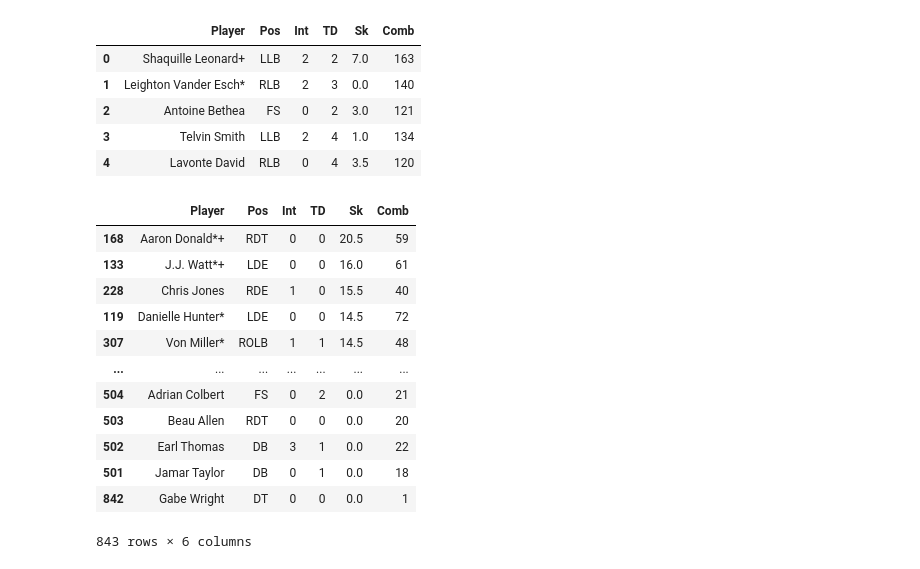
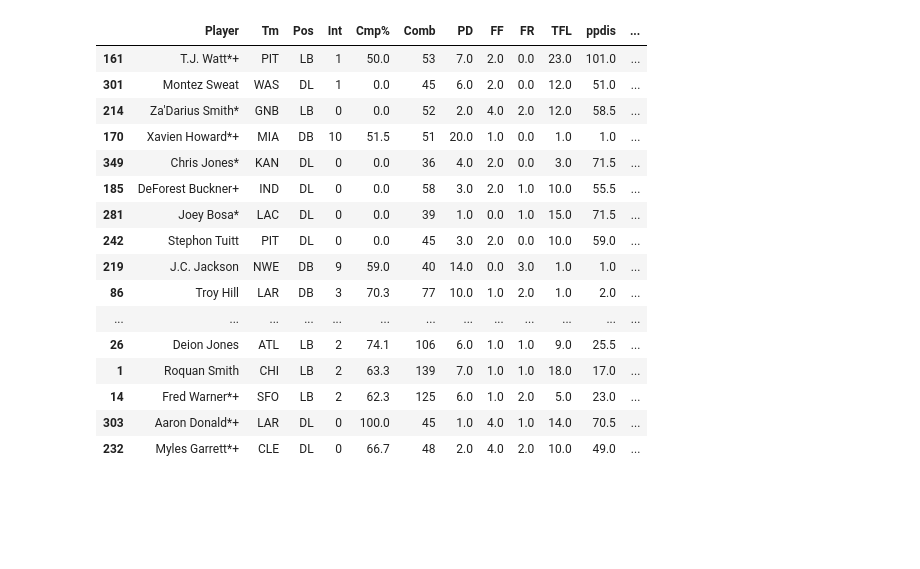
Before and after one commit to SHAWNSMITH16/individual_project, a Jupyter notebook: scratch.ipynb, the cells around one changed output. Cells and saved outputs as stored; diff of their text form; code cells hidden in the pictures; blank space fills up the shorter version.

```diff
--- a/scratch.ipynb
+++ b/scratch.ipynb
@@ -47,0 +93,6 @@ df19.head()
+# %%
+df20 = f.new_stat_cols(df20)
+# %%
+df20 = w.obsolete_col_drop(df20)
+# %%
+df20 = w.cleanup(df20)
@@ -80,25 +115,22 @@ drop(df18, list_of_cols)
-# %%
-df18.head()
-# %% [output]
-|  | Player | Pos | Int | TD | Sk | Comb |
-| 0 | Shaquille Leonard+ | LLB | 2 | 2 | 7.0 | 163 |
-| 1 | Leighton Vander Esch* | RLB | 2 | 3 | 0.0 | 140 |
-| 2 | Antoine Bethea | FS | 0 | 2 | 3.0 | 121 |
-| 3 | Telvin Smith | LLB | 2 | 4 | 1.0 | 134 |
-| 4 | Lavonte David | RLB | 0 | 4 | 3.5 | 120 |
+# %%
+df20 = f.player_ratings_cols(df20)
 # %%
-df18.sort_values('Sk', ascending = False)
+df20.sort_values('ovr_rtg', ascending = False).head(30)
 # %% [output]
-|  | Player | Pos | Int | TD | Sk | Comb |
-| 168 | Aaron Donald*+ | RDT | 0 | 0 | 20.5 | 59 |
-| 133 | J.J. Watt*+ | LDE | 0 | 0 | 16.0 | 61 |
-| 228 | Chris Jones | RDE | 1 | 0 | 15.5 | 40 |
-| 119 | Danielle Hunter* | LDE | 0 | 0 | 14.5 | 72 |
-| 307 | Von Miller* | ROLB | 1 | 1 | 14.5 | 48 |
-| ... | ... | ... | ... | ... | ... | ... |
-| 504 | Adrian Colbert | FS | 0 | 2 | 0.0 | 21 |
-| 503 | Beau Allen | RDT | 0 | 0 | 0.0 | 20 |
-| 502 | Earl Thomas | DB | 3 | 1 | 0.0 | 22 |
-| 501 | Jamar Taylor | DB | 0 | 1 | 0.0 | 18 |
-| 842 | Gabe Wright | DT | 0 | 0 | 0.0 | 1 |
+|  | Player | Tm | Pos | Int | Cmp% | Comb | PD | FF | FR | TFL | ppdis | ... |
+| 161 | T.J. Watt*+ | PIT | LB | 1 | 50.0 | 53 | 7.0 | 2.0 | 0.0 | 23.0 | 101.0 | ... |
+| 301 | Montez Sweat | WAS | DL | 1 | 0.0 | 45 | 6.0 | 2.0 | 0.0 | 12.0 | 51.0 | ... |
+| 214 | Za'Darius Smith* | GNB | LB | 0 | 0.0 | 52 | 2.0 | 4.0 | 2.0 | 12.0 | 58.5 | ... |
+| 170 | Xavien Howard*+ | MIA | DB | 10 | 51.5 | 51 | 20.0 | 1.0 | 0.0 | 1.0 | 1.0 | ... |
+| 349 | Chris Jones* | KAN | DL | 0 | 0.0 | 36 | 4.0 | 2.0 | 0.0 | 3.0 | 71.5 | ... |
+| 185 | DeForest Buckner+ | IND | DL | 0 | 0.0 | 58 | 3.0 | 2.0 | 1.0 | 10.0 | 55.5 | ... |
+| 281 | Joey Bosa* | LAC | DL | 0 | 0.0 | 39 | 1.0 | 0.0 | 1.0 | 15.0 | 71.5 | ... |
+| 242 | Stephon Tuitt | PIT | DL | 0 | 0.0 | 45 | 3.0 | 2.0 | 0.0 | 10.0 | 59.0 | ... |
+| 219 | J.C. Jackson | NWE | DB | 9 | 59.0 | 40 | 14.0 | 0.0 | 3.0 | 1.0 | 1.0 | ... |
+| 86 | Troy Hill | LAR | DB | 3 | 70.3 | 77 | 10.0 | 1.0 | 2.0 | 1.0 | 2.0 | ... |
+| ... | ... | ... | ... | ... | ... | ... | ... | ... | ... | ... | ... | ... |
+| 26 | Deion Jones | ATL | LB | 2 | 74.1 | 106 | 6.0 | 1.0 | 1.0 | 9.0 | 25.5 | ... |
+| 1 | Roquan Smith | CHI | LB | 2 | 63.3 | 139 | 7.0 | 1.0 | 1.0 | 18.0 | 17.0 | ... |
+| 14 | Fred Warner*+ | SFO | LB | 2 | 62.3 | 125 | 6.0 | 1.0 | 2.0 | 5.0 | 23.0 | ... |
+| 303 | Aaron Donald*+ | LAR | DL | 0 | 100.0 | 45 | 1.0 | 4.0 | 1.0 | 14.0 | 70.5 | ... |
+| 232 | Myles Garrett*+ | CLE | DL | 0 | 66.7 | 48 | 2.0 | 4.0 | 2.0 | 10.0 | 49.0 | ... |
-843 rows × 6 columns
```
Also changed, not shown: parts of 40 cells of this notebook.
